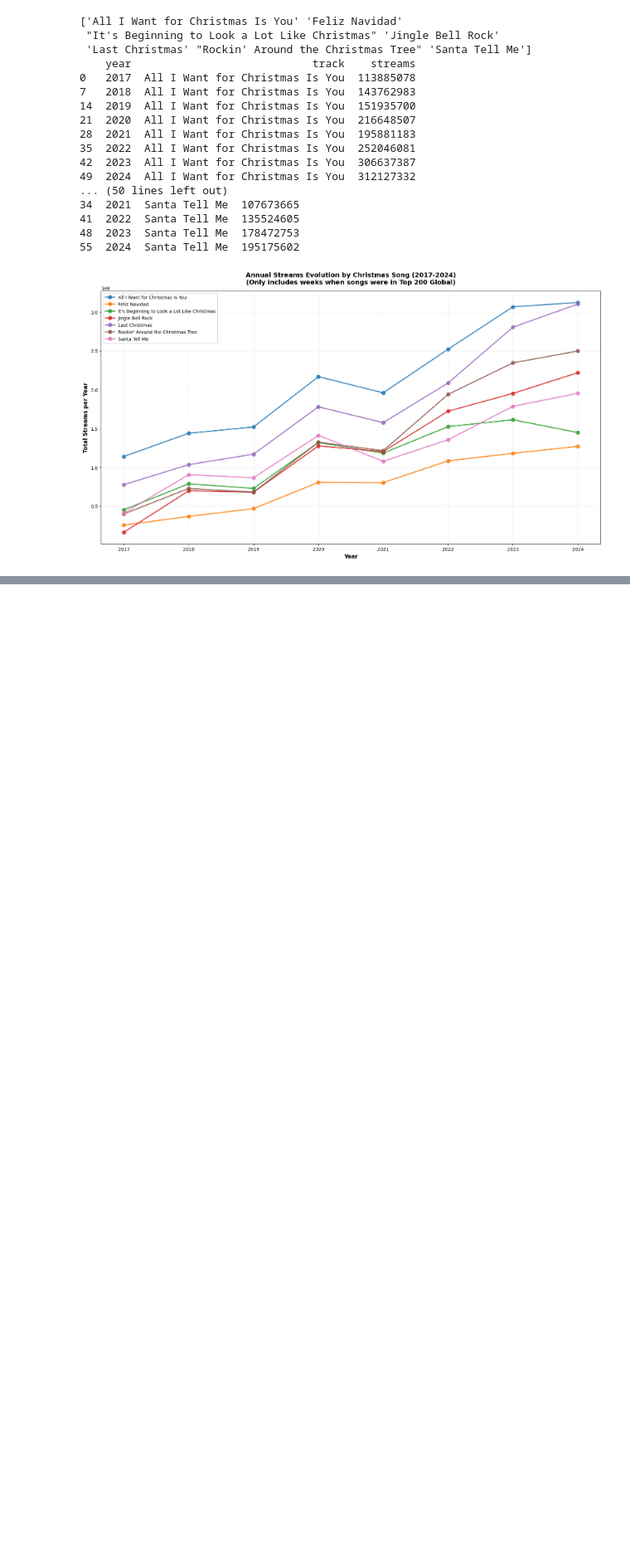
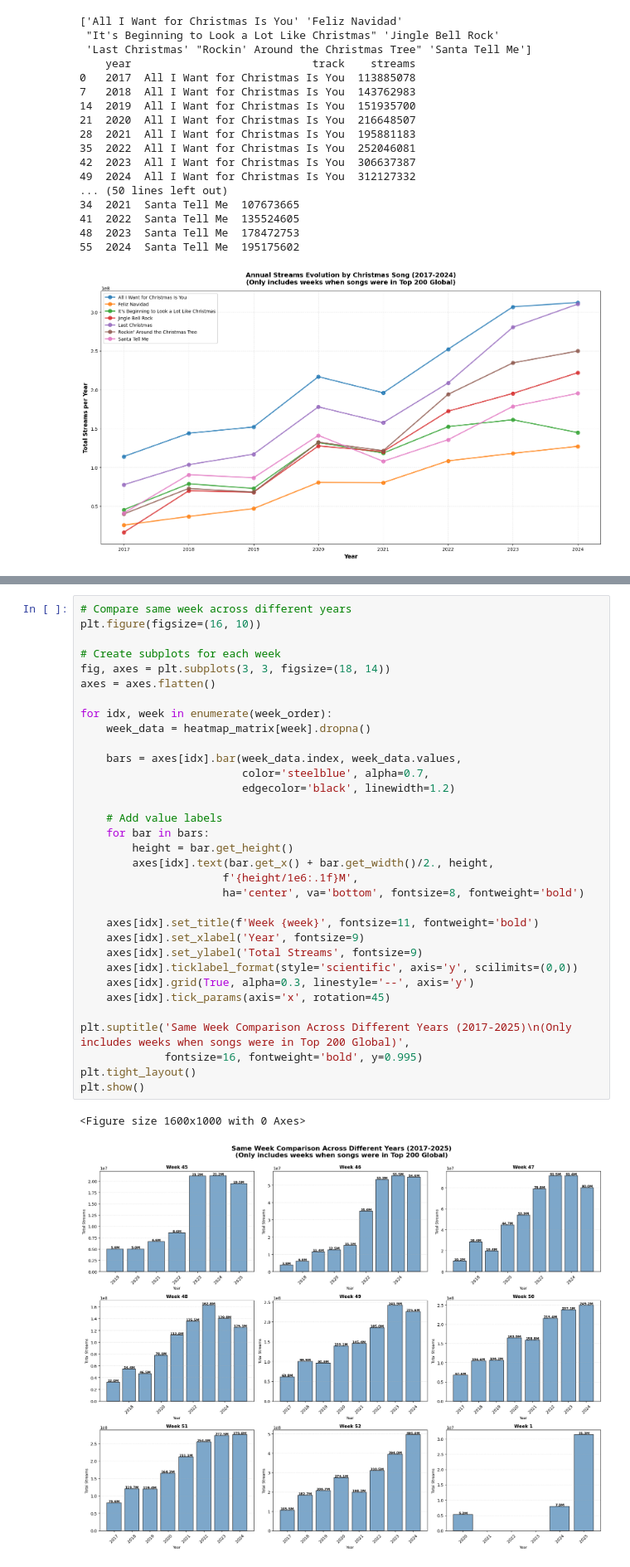
Before and after one commit to JonasSouza871/Christmas_Songs_Spotify_Analysis, a Jupyter notebook: temporal_analysis.ipynb, the cells around one changed output, grey strips where cells are left out. Shown at 83% size. Saved outputs shown, nothing was run; the diff lists cells and outputs as text; blank space fills up the shorter version.

```diff
--- a/temporal_analysis.ipynb
+++ b/temporal_analysis.ipynb
@@ -416,0 +482,36 @@ plt.show()
+# %%
+# Compare same week across different years
+plt.figure(figsize=(16, 10))
+
+# Create subplots for each week
+fig, axes = plt.subplots(3, 3, figsize=(18, 14))
+axes = axes.flatten()
+
+for idx, week in enumerate(week_order):
+    week_data = heatmap_matrix[week].dropna()
+
+    bars = axes[idx].bar(week_data.index, week_data.values,
+                         color='steelblue', alpha=0.7,
+                         edgecolor='black', linewidth=1.2)
+
+    # Add value labels
+    for bar in bars:
+        height = bar.get_height()
+        axes[idx].text(bar.get_x() + bar.get_width()/2., height,
+                      f'{height/1e6:.1f}M',
+                      ha='center', va='bottom', fontsize=8, fontweight='bold')
+
+    axes[idx].set_title(f'Week {week}', fontsize=11, fontweight='bold')
+    axes[idx].set_xlabel('Year', fontsize=9)
+    axes[idx].set_ylabel('Total Streams', fontsize=9)
+    axes[idx].ticklabel_format(style='scientific', axis='y', scilimits=(0,0))
+    axes[idx].grid(True, alpha=0.3, linestyle='--', axis='y')
+    axes[idx].tick_params(axis='x', rotation=45)
+
+plt.suptitle('Same Week Comparison Across Different Years (2017-2025)\n(Only includes weeks when songs were in Top 200 Global)',
+             fontsize=16, fontweight='bold', y=0.995)
+plt.tight_layout()
+plt.show()
+# %% [output]
+<Figure size 1600x1000 with 0 Axes>
+[figure, added]
```
Also changed, not shown: parts of 4 cells of this notebook.
